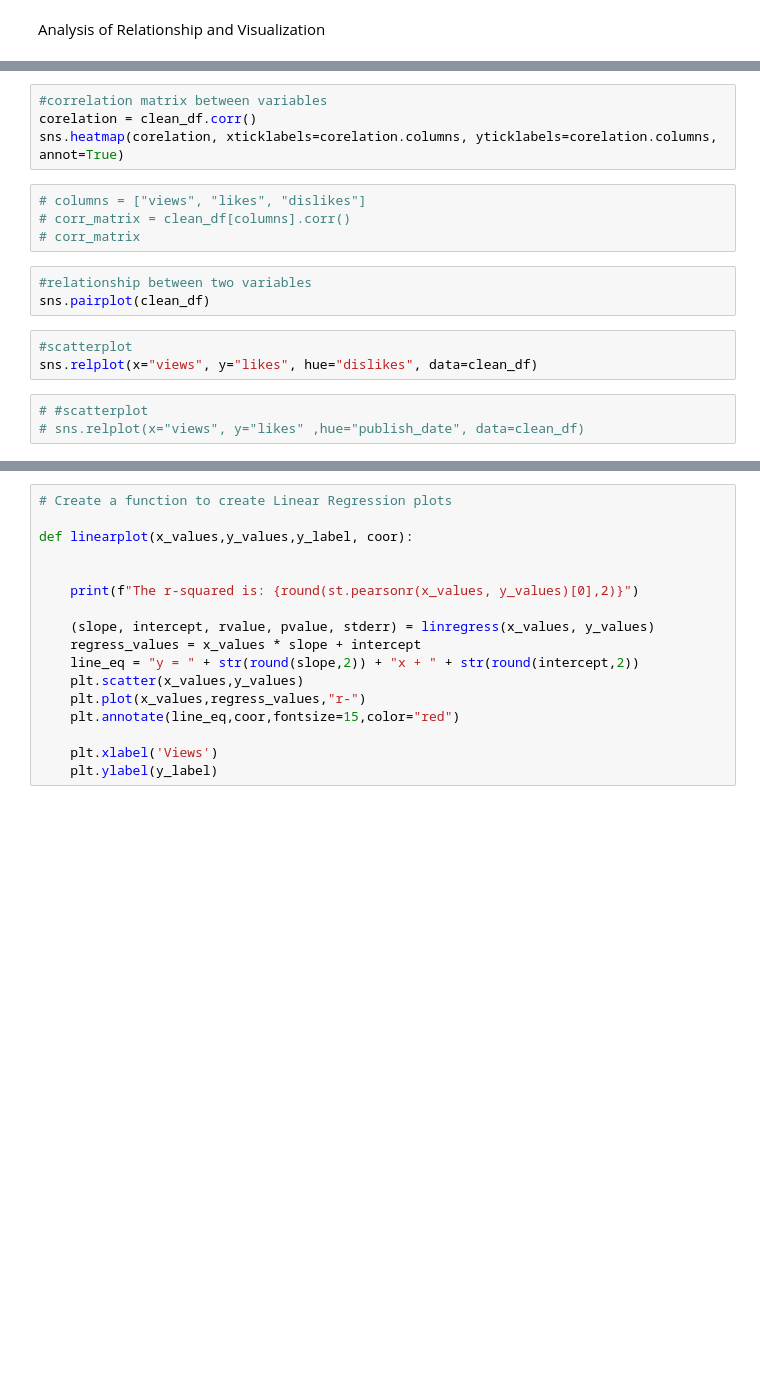
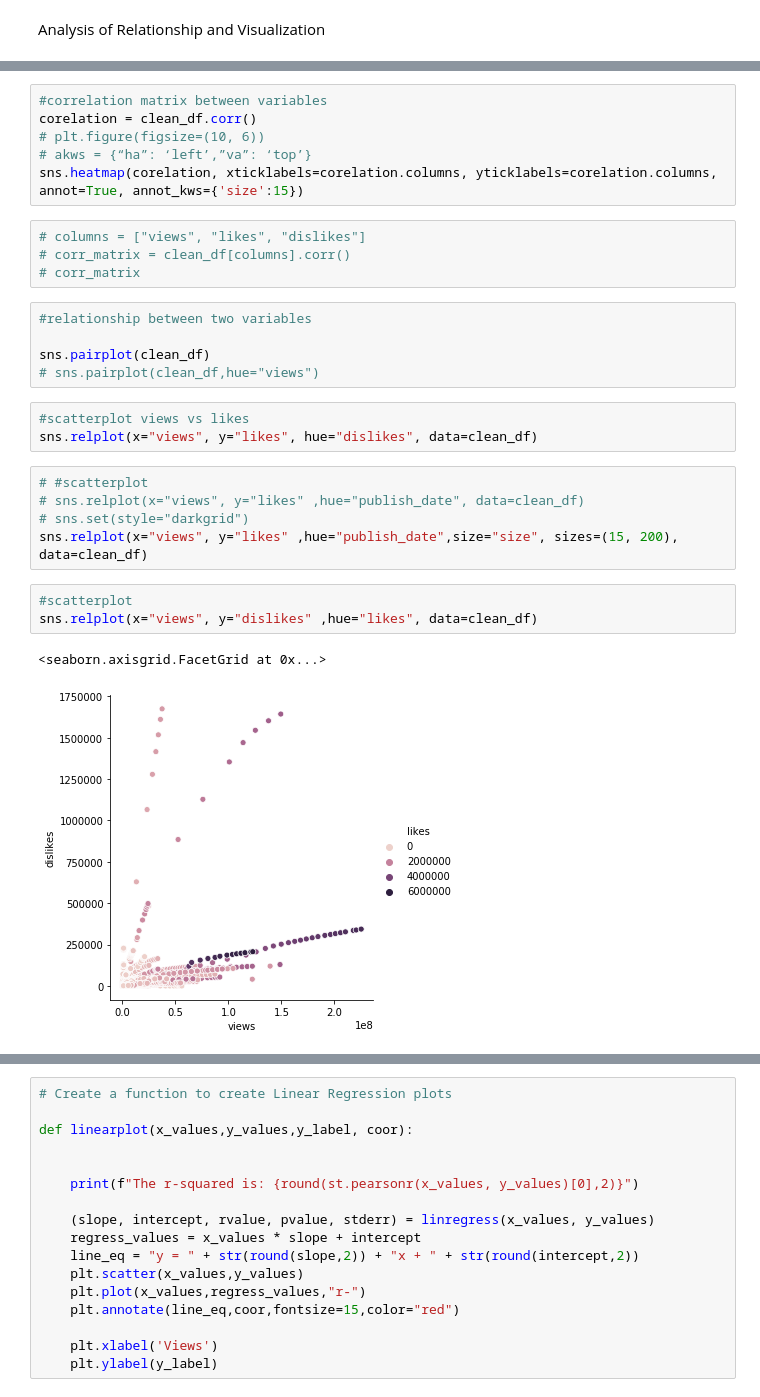
Before and after one commit to paholland/Project_YoutubeVideoStatistics, a Jupyter notebook: Polina/mypart2.ipynb, the cells around one changed output, grey strips where cells are left out. Saved outputs shown, nothing was run; the diff lists cells and outputs as text; blank space fills up the shorter version.

```diff
--- a/Polina/mypart2.ipynb
+++ b/Polina/mypart2.ipynb
@@ -83,18 +311,30 @@ Analysis of Relationship and Visualization
 # %%
 #correlation matrix between variables
 corelation = clean_df.corr()
-sns.heatmap(corelation, xticklabels=corelation.columns, yticklabels=corelation.columns, annot=True)
+# plt.figure(figsize=(10, 6))
+# akws = {“ha”: ‘left’,”va”: ‘top’}
+sns.heatmap(corelation, xticklabels=corelation.columns, yticklabels=corelation.columns, annot=True, annot_kws={'size':15})
 # %%
 # columns = ["views", "likes", "dislikes"]
 # corr_matrix = clean_df[columns].corr()
 # corr_matrix
 # %%
 #relationship between two variables
+
 sns.pairplot(clean_df)
+# sns.pairplot(clean_df,hue="views")
 # %%
-#scatterplot
+#scatterplot views vs likes
 sns.relplot(x="views", y="likes", hue="dislikes", data=clean_df)
+# %%
+# #scatterplot
+# sns.relplot(x="views", y="likes" ,hue="publish_date", data=clean_df)
+# sns.set(style="darkgrid")
+sns.relplot(x="views", y="likes" ,hue="publish_date",size="size", sizes=(15, 200), data=clean_df)
 # %%
-# #scatterplot
-# sns.relplot(x="views", y="likes" ,hue="publish_date", data=clean_df)
+#scatterplot
+sns.relplot(x="views", y="dislikes" ,hue="likes", data=clean_df)
+# %% [output]
+<seaborn.axisgrid.FacetGrid at 0x...>
+[figure, added]
 # %%
```
Also changed, not shown: parts of 43 cells of this notebook, 2 other files.
